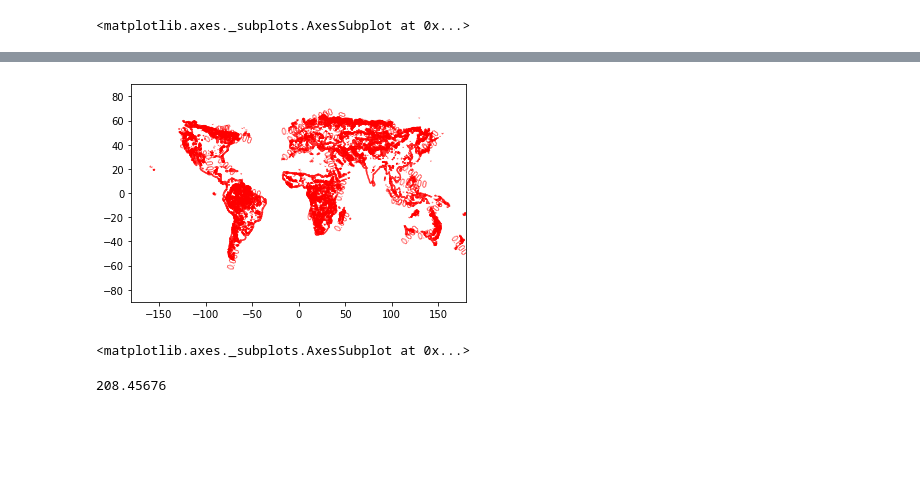
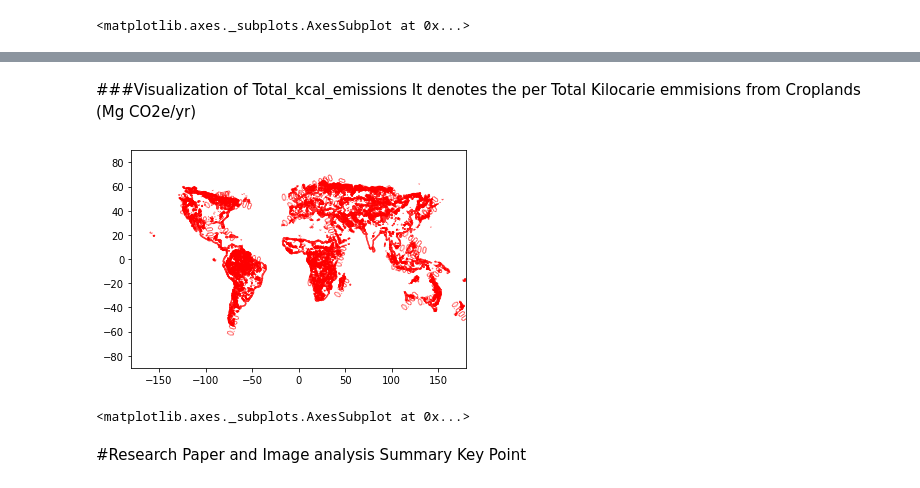
Before and after one commit to Baazigar007/Green-House-Emmsion-CropLands, a Jupyter notebook: GhgEmission.ipynb, the cells around one changed output, grey strips where cells are left out. Cells and saved outputs as stored; diff of their text form; code cells hidden in the pictures; blank space fills up the shorter version.

```diff
--- a/GhgEmission.ipynb
+++ b/GhgEmission.ipynb
@@ -156,11 +433,11 @@ sv
+# %% [markdown]
+###Visualization of Total_kcal_emissions
+It denotes the per Total Kilocarie emmisions from Croplands (Mg CO2e/yr)
 # %%
-band2 = rasterio.open("/content/total_emissions.tif")
-array3=band2.read(1)
-rasterio.plot.show(band1,with_bounds=True,contour=True,adjust="Linear")
+from rasterio.plot import show
+show(rasterio.open("/content/total_emissions.tif"),with_bounds=True,contour=True,adjust="None")
 # %% [output]
-[figure, old version]
+[figure, new version]
 <matplotlib.axes._subplots.AxesSubplot at 0x...>
-# %%
-np.mean(array3)
-# %% [output]
-208.45676
+# %% [markdown]
+#Research Paper and Image analysis Summary Key Point
```
Also changed, not shown: parts of 43 cells of this notebook.
